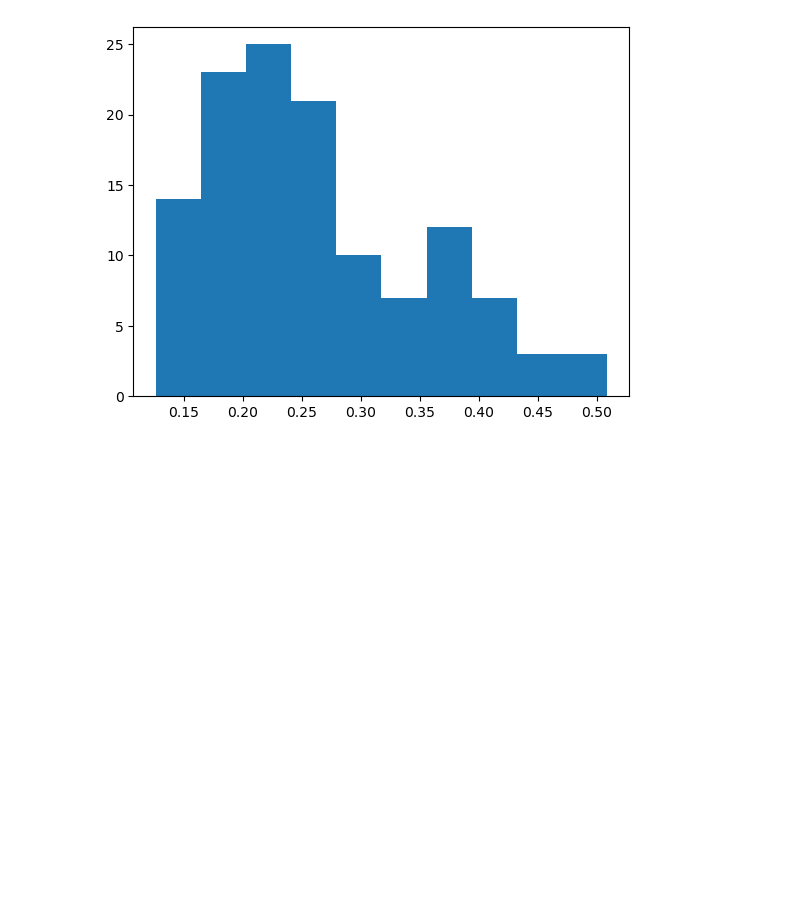
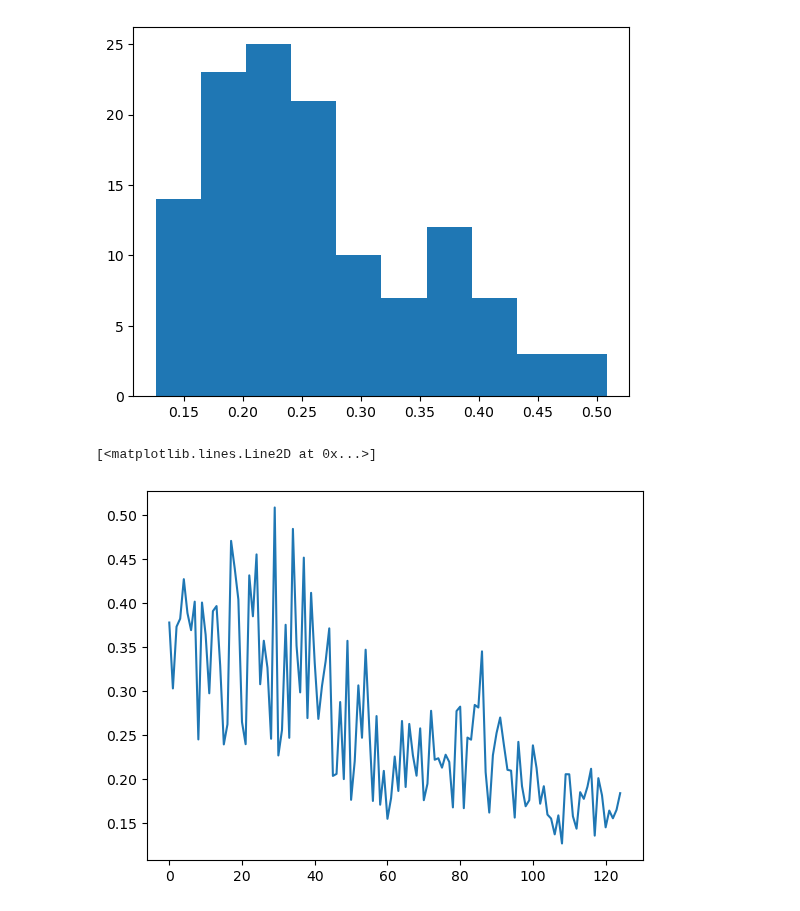
Before and after one commit to UoB-DSMP-2023-24/dsmp-2024-group-19, a Jupyter notebook: EDA/Hurst_Exponent.ipynb, the cells around one changed output. Cells and saved outputs as stored; diff of their text form; code cells hidden in the pictures; blank space fills up the shorter version.

```diff
--- a/EDA/Hurst_Exponent.ipynb
+++ b/EDA/Hurst_Exponent.ipynb
@@ -68,6 +68,11 @@ plt.hist(hurst_results)
         0.50834787]),
  <BarContainer object of 10 artists>)
 [figure]
+# %%
+plt.plot(hurst_results)
+# %% [output]
+[<matplotlib.lines.Line2D at 0x...>]
+[figure, added]
 # %%
 from fast_tools import get_all_tapes
 from tools import get_Tapes
```
Also changed, not shown: parts of 3 cells of this notebook.
